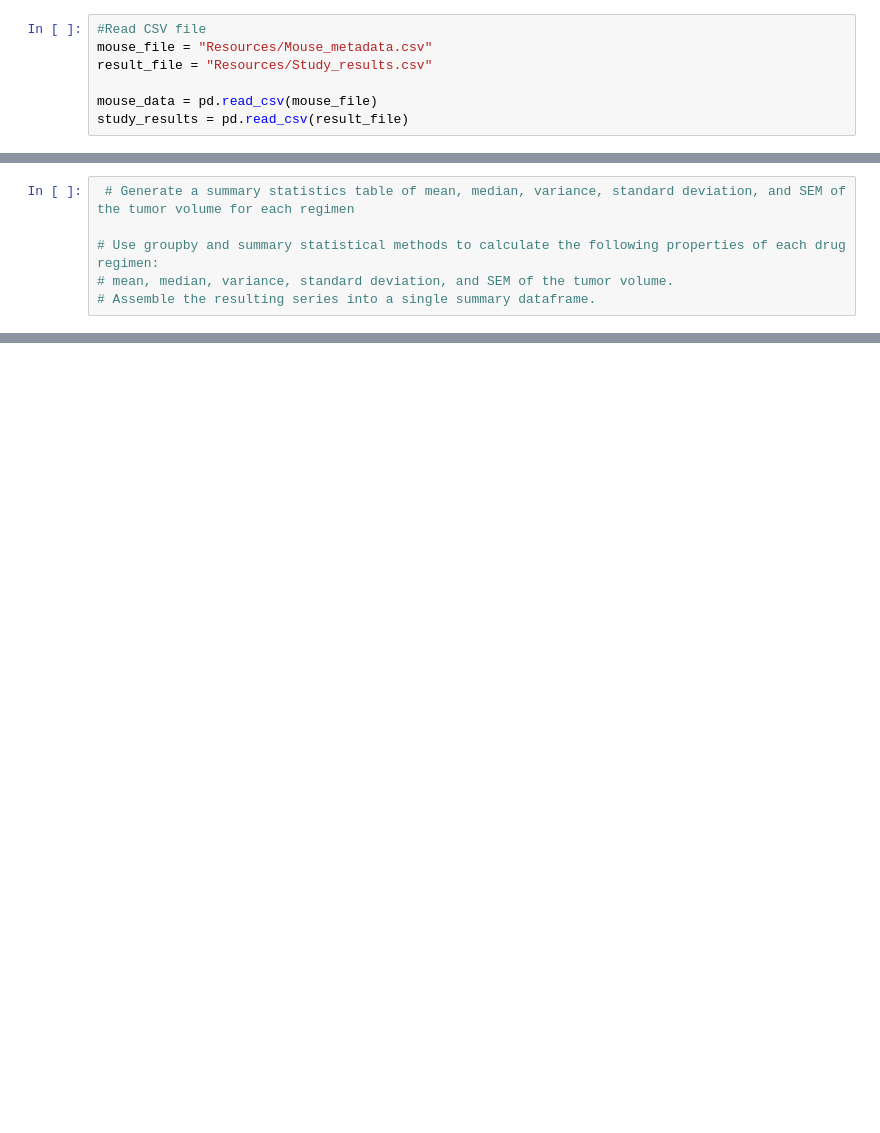
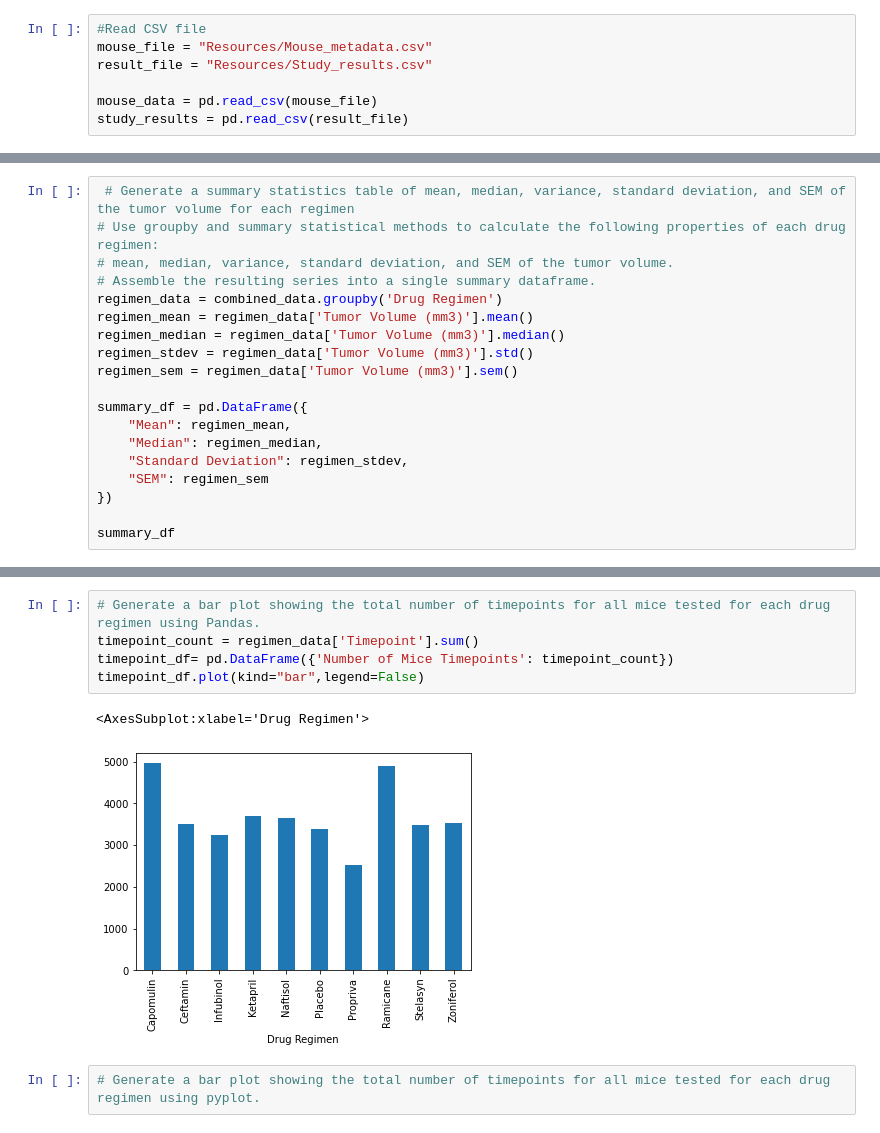
Before and after one commit to ericjbutton/matplotlib-challenge, a Jupyter notebook: Pymaceuticals/Pymaceuticals.ipynb, the cells around one changed output, grey strips where cells are left out. Cells and saved outputs as stored; diff of their text form; blank space fills up the shorter version.

```diff
--- a/Pymaceuticals/Pymaceuticals.ipynb
+++ b/Pymaceuticals/Pymaceuticals.ipynb
@@ -36,6 +79,19 @@ combined_data['Mouse ID'].nunique()
 # %%
  # Generate a summary statistics table of mean, median, variance, standard deviation, and SEM of the tumor volume for each regimen
-
 # Use groupby and summary statistical methods to calculate the following properties of each drug regimen:
 # mean, median, variance, standard deviation, and SEM of the tumor volume.
 # Assemble the resulting series into a single summary dataframe.
+regimen_data = combined_data.groupby('Drug Regimen')
+regimen_mean = regimen_data['Tumor Volume (mm3)'].mean()
+regimen_median = regimen_data['Tumor Volume (mm3)'].median()
+regimen_stdev = regimen_data['Tumor Volume (mm3)'].std()
+regimen_sem = regimen_data['Tumor Volume (mm3)'].sem()
+
+summary_df = pd.DataFrame({
+    "Mean": regimen_mean,
+    "Median": regimen_median,
+    "Standard Deviation": regimen_stdev,
+    "SEM": regimen_sem
+})
+
+summary_df
@@ -45,0 +128,10 @@ combined_data['Mouse ID'].nunique()
+# %%
+# Generate a bar plot showing the total number of timepoints for all mice tested for each drug regimen using Pandas.
+timepoint_count = regimen_data['Timepoint'].sum()
+timepoint_df= pd.DataFrame({'Number of Mice Timepoints': timepoint_count})
+timepoint_df.plot(kind="bar",legend=False)
+# %% [output]
+<AxesSubplot:xlabel='Drug Regimen'>
+[figure, added]
+# %%
+# Generate a bar plot showing the total number of timepoints for all mice tested for each drug regimen using pyplot.
```
Also changed, not shown: parts of 16 cells of this notebook.
